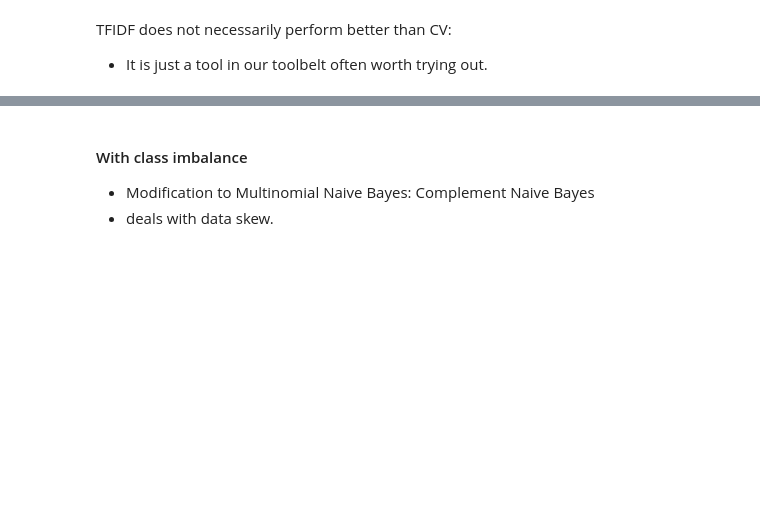
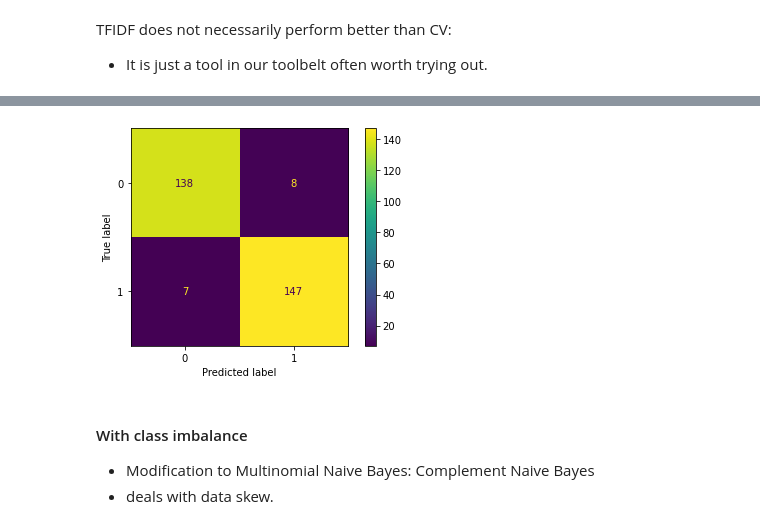
Before and after one commit to tkhendrix22/NYC-DS-091922, a Jupyter notebook: Phase_4/Phase4_Topic37_Natural_Language_Processing/3_Modeling/NLP Classification.ipynb, the cells around one changed output, grey strips where cells are left out. Drawn from its saved outputs; the diff is of its cells as text; code cells hidden in the pictures; blank space fills up the shorter version.

```diff
--- a/Phase_4/Phase4_Topic37_Natural_Language_Processing/3_Modeling/NLP Classification.ipynb
+++ b/Phase_4/Phase4_Topic37_Natural_Language_Processing/3_Modeling/NLP Classification.ipynb
@@ -348,5 +456,5 @@ TFIDF does not necessarily perform better than CV:
 # %%
 from copy import deepcopy
 tfidfmod_pipe = deepcopy(mod_pipe)
-#tfidfmod_pipe.steps[0] = ('tfidf', TfidfVectorizer(min_df=0.05, max_df=0.95)) # cuts words too rare/too frequent
+tfidfmod_pipe.steps[0] = ('tfidf', TfidfVectorizer(min_df=0.05, max_df=0.95)) # cuts words too rare/too frequent
 tfidfmod_pipe.steps
@@ -353,5 +464,5 @@ tfidfmod_pipe.steps
 # %%
-tfidfmod_pipe.fit(X_train, y_train)
-ypred_tfidf = tfidfmod_pipe.predict(X_test)
+tfidfmod_pipe.fit(transformed_train, y_train)
+ypred_tfidf = tfidfmod_pipe.predict(transformed_test)
 # %%
 roc_auc_score(y_test, ypred_tfidf)
@@ -358,6 +471,8 @@ roc_auc_score(y_test, ypred_tfidf)
 # %%
-#plot_confusion_matrix(tfidfmod_pipe, X_test, y_test);
-ConfusionMatrixDisplay.from_estimator(tfidfmod_pipe, X_test, y_test);
+plot_confusion_matrix(tfidfmod_pipe, X_test, y_test);
+#ConfusionMatrixDisplay.from_estimator(tfidfmod_pipe, X_test, y_test);
+# %% [output]
+[figure, added]
 # %% [markdown]
 #### With class imbalance
 
```
Also changed, not shown: parts of 27 cells of this notebook.
